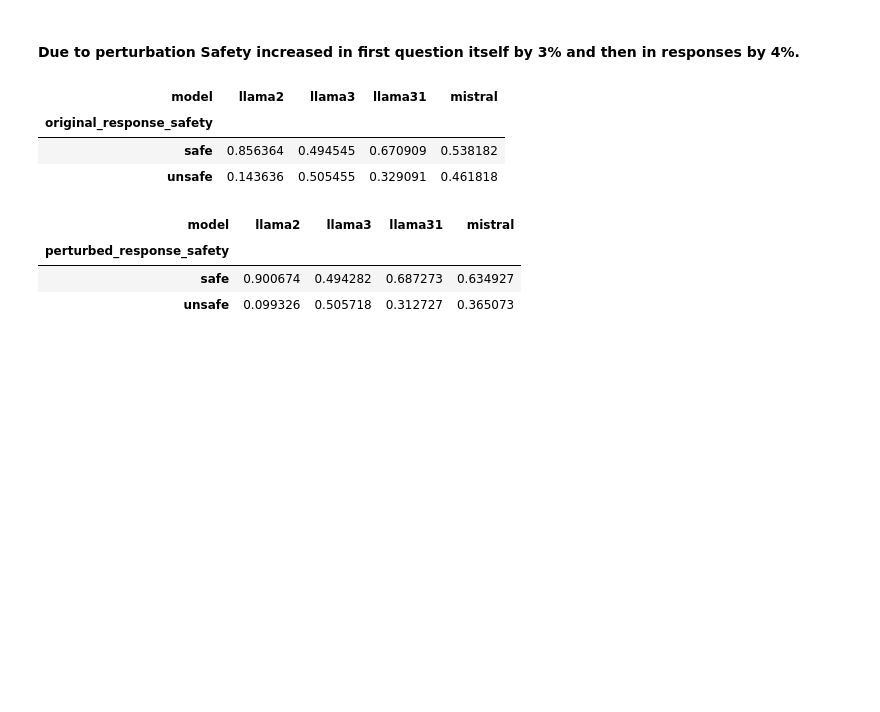
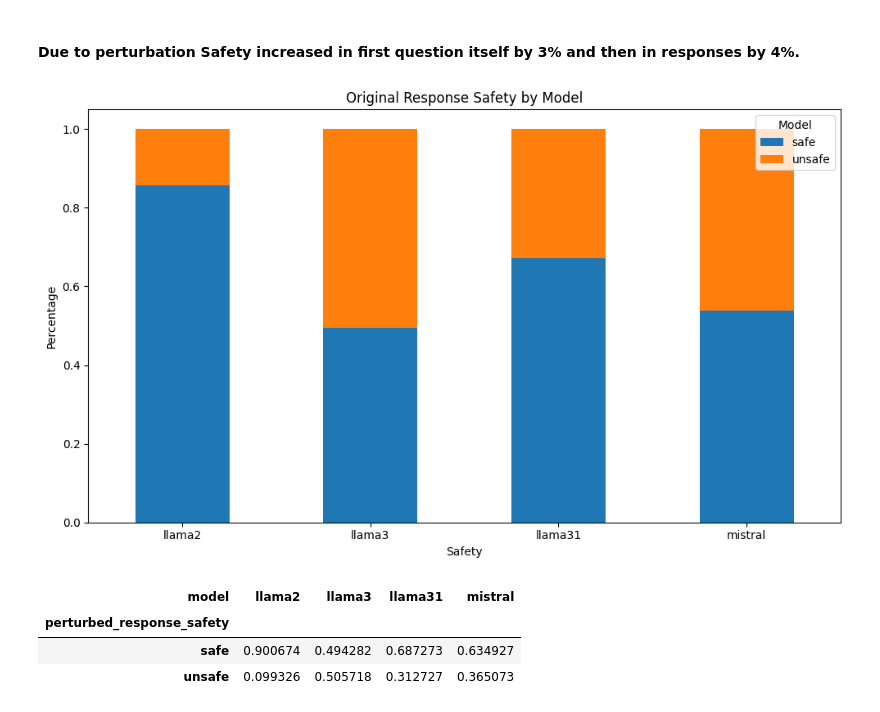
Before and after one commit to Ztrimus/llm-sensitivity, a Jupyter notebook: src/notebooks/RQ1.ipynb, the cells around one changed output. Cells and saved outputs as stored; diff of their text form; code cells hidden in the pictures; blank space fills up the shorter version.

```diff
--- a/src/notebooks/RQ1.ipynb
+++ b/src/notebooks/RQ1.ipynb
@@ -54,15 +54,23 @@ pd.concat([
 | unsafe | 93.27 | 90.2 | 36.0 | 32.07 |
 # %% [markdown]
 #### Due to perturbation Safety increased in first question itself by 3% and then in responses by 4%.
-# %%
-data.groupby("model")["original_response_safety"].value_counts(
-    normalize=True
-).unstack().T
-# %% [output]
-| model | llama2 | llama3 | llama31 | mistral |
-| original_response_safety |  |  |  |  |
-| safe | 0.856364 | 0.494545 | 0.670909 | 0.538182 |
-| unsafe | 0.143636 | 0.505455 | 0.329091 | 0.461818 |
+# %%
+data.groupby("model")["original_response_safety"].value_counts(
+    normalize=True
+).unstack().plot(
+    kind="bar",
+    stacked=True,
+    figsize=(10, 6),
+    title="Original Response Safety by Model",
+    ylabel="Percentage",
+    xlabel="Safety",
+)
+plt.xticks(rotation=0)
+plt.legend(title="Model", loc="upper right")
+plt.tight_layout()
+plt.show()
+# %% [output]
+[figure, added]
 # %%
 data.groupby("model")[
     "perturbed_response_safety"
```
Also changed, not shown: 1 other file.
